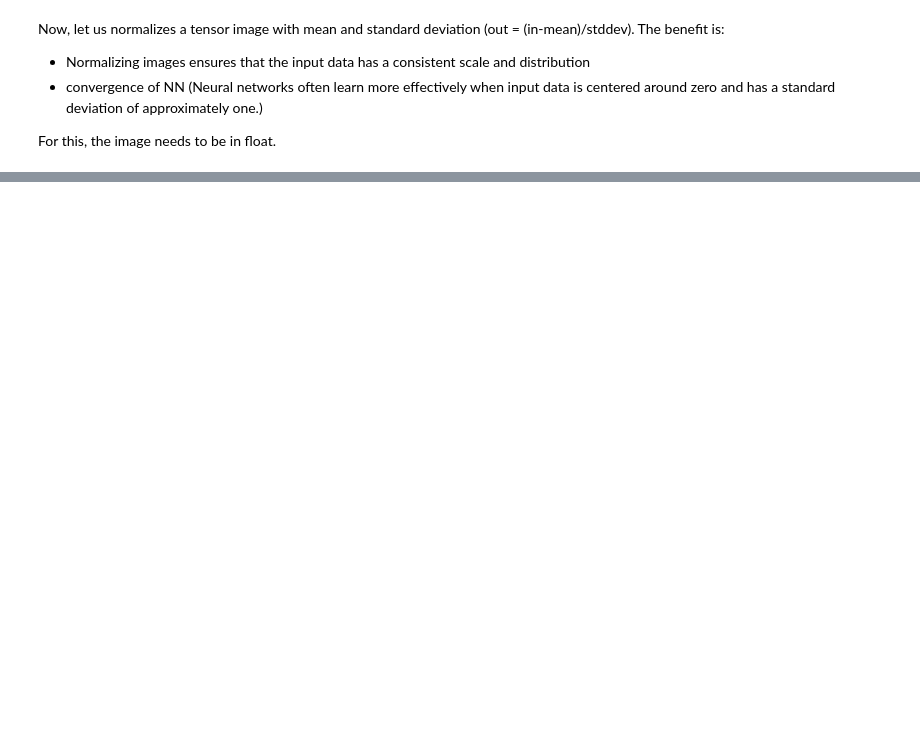
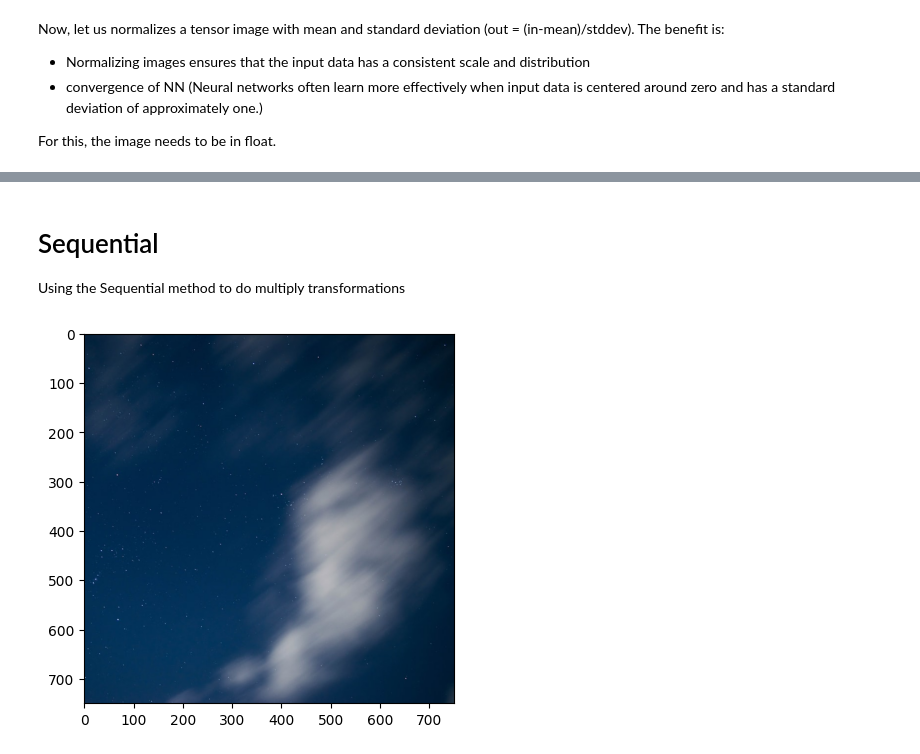
Before and after one commit to ArthurLinss/ML, a Jupyter notebook: torch/img_transf/img_transf.ipynb, the cells around one changed output, grey strips where cells are left out. Saved outputs shown, nothing was run; the diff lists cells and outputs as text; code cells hidden in the pictures; blank space fills up the shorter version.

Commit message:
sequential transformations of images with pytorch

```diff
--- a/torch/img_transf/img_transf.ipynb
+++ b/torch/img_transf/img_transf.ipynb
@@ -93,0 +94,8 @@ Clipping input data to the valid range for imshow with RGB data ([0..1] for floa
+# %% [markdown]
+# Sequential
+
+Using the Sequential method to do multiply transformations
+# %%
+display_image(img)
+# %% [output]
+[figure, added]
```
Also changed, not shown: parts of 7 cells of this notebook, 1 other file.
